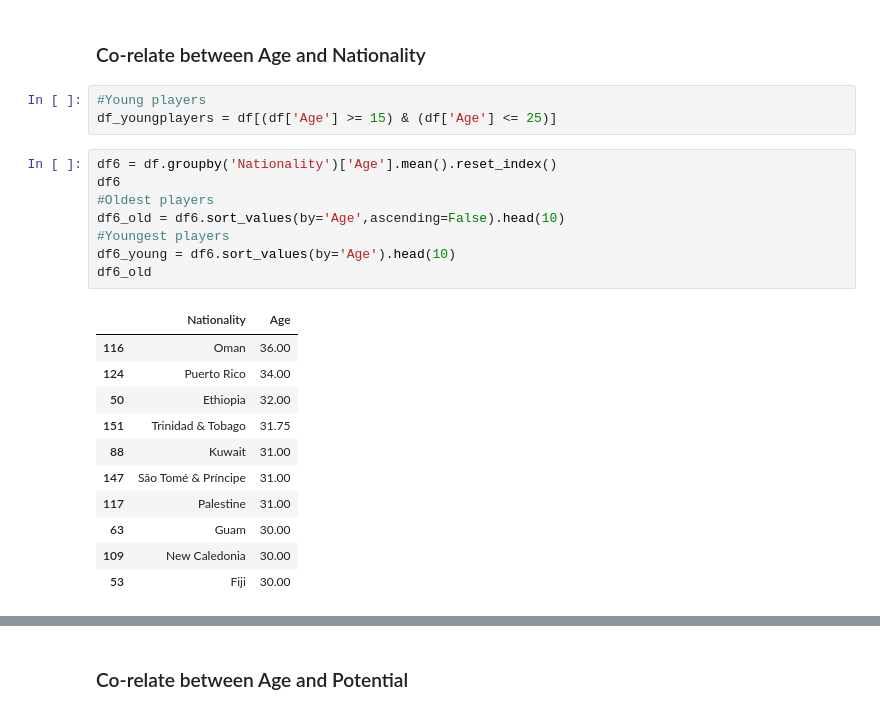
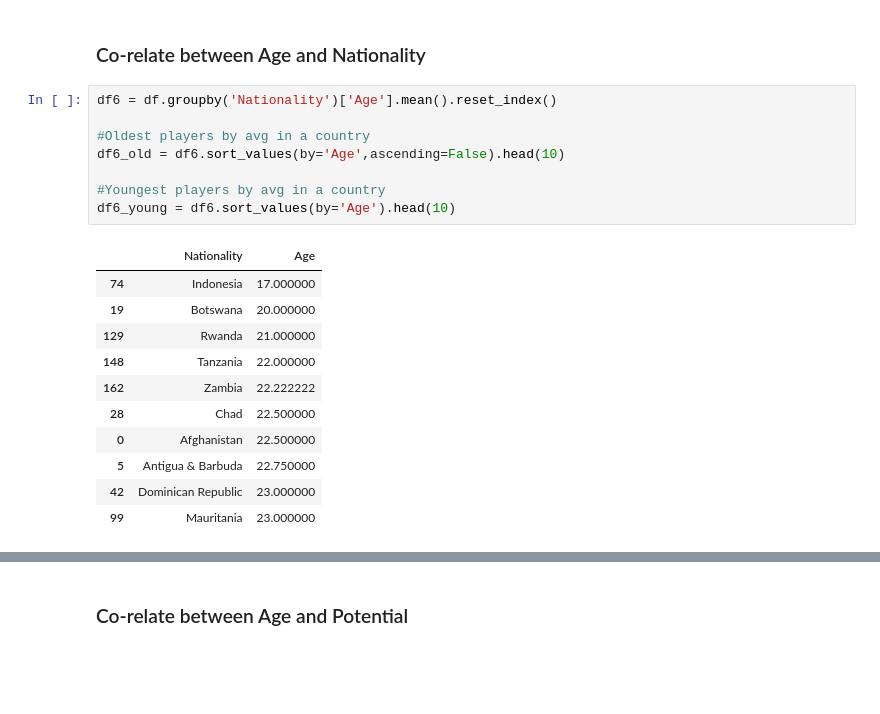
Before and after one commit to pmehta1906/FIFAProject, a Jupyter notebook: FIFAProject.ipynb, the cells around one changed output, grey strips where cells are left out. Drawn from its saved outputs; the diff is of its cells as text; blank space fills up the shorter version.

```diff
--- a/FIFAProject.ipynb
+++ b/FIFAProject.ipynb
@@ -129,26 +145,23 @@ df5.plot.scatter(x='Age',y='Overall')
 [figure]
 # %% [markdown]
 ### Co-relate between Age and Nationality
-# %%
-#Young players
-df_youngplayers = df[(df['Age'] >= 15) & (df['Age'] <= 25)]
 # %%
 df6 = df.groupby('Nationality')['Age'].mean().reset_index()
-df6
-#Oldest players
+
+#Oldest players by avg in a country
 df6_old = df6.sort_values(by='Age',ascending=False).head(10)
-#Youngest players
+
+#Youngest players by avg in a country
 df6_young = df6.sort_values(by='Age').head(10)
-df6_old
 # %% [output]
 |  | Nationality | Age |
-| 116 | Oman | 36.00 |
-| 124 | Puerto Rico | 34.00 |
-| 50 | Ethiopia | 32.00 |
-| 151 | Trinidad & Tobago | 31.75 |
-| 88 | Kuwait | 31.00 |
-| 147 | São Tomé & Príncipe | 31.00 |
-| 117 | Palestine | 31.00 |
-| 63 | Guam | 30.00 |
-| 109 | New Caledonia | 30.00 |
-| 53 | Fiji | 30.00 |
+| 74 | Indonesia | 17.000000 |
+| 19 | Botswana | 20.000000 |
+| 129 | Rwanda | 21.000000 |
+| 148 | Tanzania | 22.000000 |
+| 162 | Zambia | 22.222222 |
+| 28 | Chad | 22.500000 |
+| 0 | Afghanistan | 22.500000 |
+| 5 | Antigua & Barbuda | 22.750000 |
+| 42 | Dominican Republic | 23.000000 |
+| 99 | Mauritania | 23.000000 |
```
Also changed, not shown: parts of 13 cells of this notebook.
